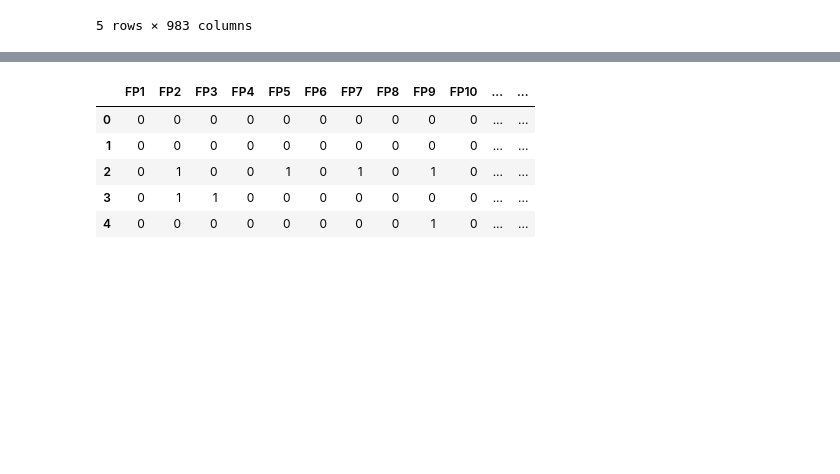
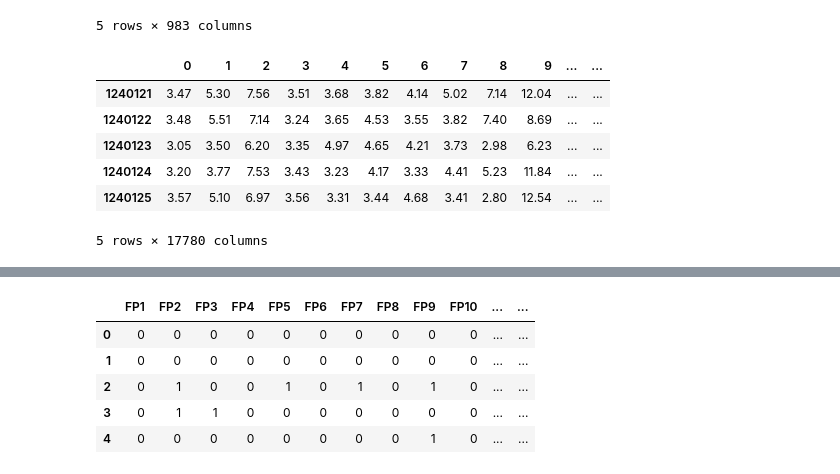
Before and after one commit to yj313155521/Master-Thesis, a Jupyter notebook: data/t-SNE for expressions.ipynb, the cells around one changed output, grey strips where cells are left out. Drawn from its saved outputs; the diff is of its cells as text; code cells hidden in the pictures; blank space fills up the shorter version.

```diff
--- a/data/t-SNE for expressions.ipynb
+++ b/data/t-SNE for expressions.ipynb
@@ -11,6 +12,17 @@ data.head()
 | 3 | 3.51 | 3.24 | 3.35 | 3.43 | 3.56 | 3.45 | 3.27 | 3.59 | 3.53 | 3.59 | ... | ... |
 | 4 | 3.68 | 3.65 | 4.97 | 3.23 | 3.31 | 3.29 | 2.86 | 3.67 | 3.09 | 3.28 | ... | ... |
 5 rows × 983 columns
+# %%
+data = data.transpose()
+data.head()
+# %% [output]
+|  | 0 | 1 | 2 | 3 | 4 | 5 | 6 | 7 | 8 | 9 | ... | ... |
+| 1240121 | 3.47 | 5.30 | 7.56 | 3.51 | 3.68 | 3.82 | 4.14 | 5.02 | 7.14 | 12.04 | ... | ... |
+| 1240122 | 3.48 | 5.51 | 7.14 | 3.24 | 3.65 | 4.53 | 3.55 | 3.82 | 7.40 | 8.69 | ... | ... |
+| 1240123 | 3.05 | 3.50 | 6.20 | 3.35 | 4.97 | 4.65 | 4.21 | 3.73 | 2.98 | 6.23 | ... | ... |
+| 1240124 | 3.20 | 3.77 | 7.53 | 3.43 | 3.23 | 4.17 | 3.33 | 4.41 | 5.23 | 11.84 | ... | ... |
+| 1240125 | 3.57 | 5.10 | 6.97 | 3.56 | 3.31 | 3.44 | 4.68 | 3.41 | 2.80 | 12.54 | ... | ... |
+5 rows × 17780 columns
 # %%
 import pandas as pd
 import seaborn as sns
```
Also changed, not shown: parts of 2 cells of this notebook, 12 other files.
